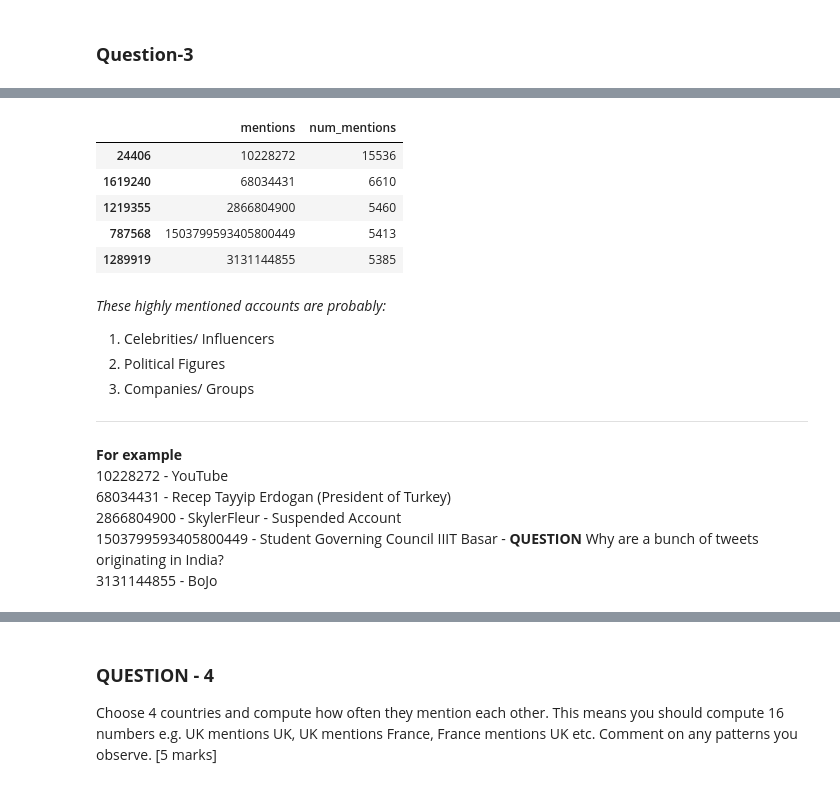
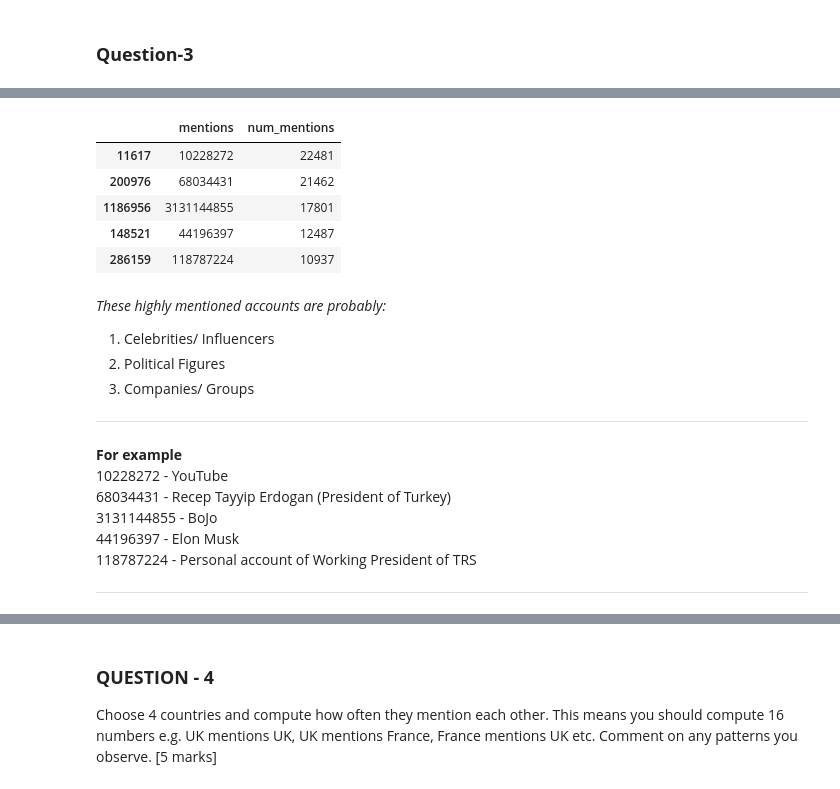
Before and after one commit to katoxiv/X-Notebooks, a Jupyter notebook: Twitter_Coursework/02_Users.ipynb, the cells around one changed output, grey strips where cells are left out. Drawn from its saved outputs; the diff is of its cells as text; code cells hidden in the pictures.

```diff
--- a/Twitter_Coursework/02_Users.ipynb
+++ b/Twitter_Coursework/02_Users.ipynb
@@ -16,21 +16,21 @@ start = time.perf_counter()
 # File-Reading
 path = os.path.join(os.getcwd() , out_file) # from utils
 user = []
-ts = []
-ca = []
+# ts = []
+# ca = []
 tweets = []
 mentions = []
-coord = []
+# coord = []
 country = []
 
 with open(path , 'r' , encoding='utf-8') as in_file:
     csv_reader = csv.reader(in_file , delimiter = "|")
     for line in csv_reader:
         user.append(line[0])
-        ts.append(line[1])
-        ca.append(line[2])
+        # ts.append(line[1])
+        # ca.append(line[2])
         tweets.append(line[3])
         mentions.append(line[4])
-        coord.append(line[5])
+        # coord.append(line[5])
         country.append(line[6])
 # %% [output]
@@ -206,3 +221,18 @@ Wall time: 10.9 s
 No discernable pattern, apart from maybe 1069583615762288642
 # %% [markdown]
 ### **Question-3**
+# %%
+%%time
+# Make DF
+twt_mentions_df = pd.DataFrame(
+    list(zip(mentions , tweets)) ,
+    columns = ['mentions','tweets']
+)
+# Get rid of null values
+twt_mentions_df = twt_mentions_df[twt_mentions_df['tweets']!='None']
+# Get rid of duplicates
+twt_mentions_df.drop_duplicates(inplace=True)
+
+# Changing from list representation to an actual list
+twt_mentions_df['mentions'] = twt_mentions_df['mentions'].apply(lambda x : json.loads(x))
+twt_mentions_df = twt_mentions_df.explode('mentions')
@@ -209,16 +251,4 @@ No discernable pattern, apart from maybe 1069583615762288642
 # %%
-%%time
-
-# Make DF
-twt_mentions_df = pd.DataFrame(
-    list(zip(user , tweets , mentions , coord , ts_convert)) ,
-    columns = ['user' , 'tweets' , 'mentions' , 'coord' , 'ts']
-)
-# Get rid of null values
-twt_mentions_df = twt_mentions_df[twt_mentions_df['tweets']!='None']
-# Get rid of duplicates
-twt_mentions_df.drop_duplicates(inplace=True)
-
 # Grouping to get top 5 users (in terms of number of mentions)
 twt_mentions_df_2 = twt_mentions_df[twt_mentions_df['mentions']!="None"].groupby('mentions').agg(num_mentions = ('mentions' , 'count')).reset_index()
 twt_mentions_df_2.sort_values('num_mentions', ascending=False).head(5)
@@ -228,9 +256,9 @@ Wall time: 1min 2s
 |  | mentions | num_mentions |
-| 24406 | 10228272 | 15536 |
-| 1619240 | 68034431 | 6610 |
-| 1219355 | 2866804900 | 5460 |
-| 787568 | 1503799593405800449 | 5413 |
-| 1289919 | 3131144855 | 5385 |
+| 11617 | 10228272 | 22481 |
+| 200976 | 68034431 | 21462 |
+| 1186956 | 3131144855 | 17801 |
+| 148521 | 44196397 | 12487 |
+| 286159 | 118787224 | 10937 |
 # %% [markdown]
 *These highly mentioned accounts are probably:*
 1. Celebrities/ Influencers
@@ -240,7 +268,8 @@ _____________
 **For example**<br/>
 10228272 - YouTube<br/>
 68034431 - Recep Tayyip Erdogan (President of Turkey)<br/>
-2866804900 - SkylerFleur - Suspended Account<br/>
-1503799593405800449 - Student Governing Council IIIT Basar - **QUESTION** Why are a bunch of tweets originating in India?<br/>
 3131144855 - BoJo<br/>
+44196397 - Elon Musk<br/>
+118787224 - Personal account of Working President of TRS
+_____________
 # %%
```
Also changed, not shown: parts of 26 cells of this notebook.
